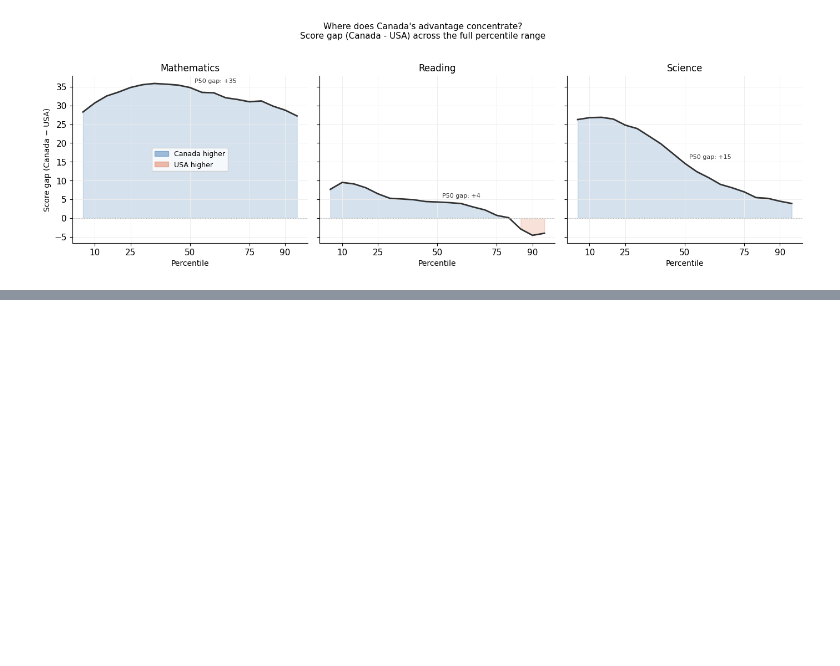
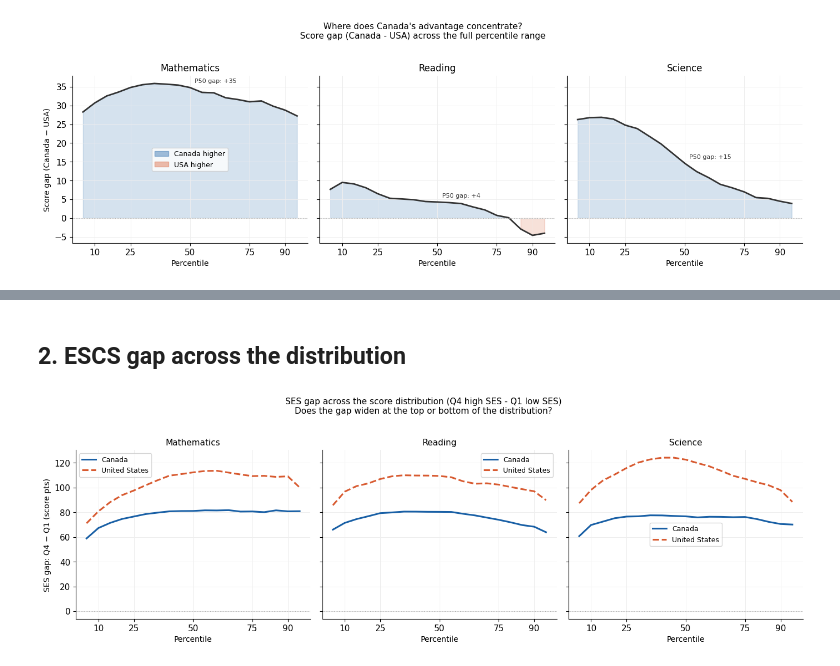
Before and after one commit to apoorva43/ETS_Smart_Dashboard, a Jupyter notebook: notebooks/equity_analysis.ipynb, the cells around one changed output, grey strips where cells are left out. Drawn from its saved outputs; the diff is of its cells as text; code cells hidden in the pictures; blank space fills up the shorter version.

```diff
--- a/notebooks/equity_analysis.ipynb
+++ b/notebooks/equity_analysis.ipynb
@@ -254,0 +345,40 @@ plt.show()
+# %% [markdown]
+## 2. ESCS gap across the distribution
+# %%
+fig, axes = plt.subplots(1, 3, figsize=(14, 4.5), sharey=True)
+
+for ax, (subj, name) in zip(axes, SUBJECTS.items()):
+    for cnt in COUNTRIES:
+        curves = compute_escs_quartile_percentiles(
+            df, subj, PERCS_FINE, cnt=cnt
+        )
+        q1_curve = curves.get("Q1 (low SES)")
+        q4_curve = curves.get("Q4 (high SES)")
+
+        if q1_curve is None or q4_curve is None:
+            continue
+        if np.isnan(q1_curve).all() or np.isnan(q4_curve).all():
+            continue
+
+        gap = q4_curve - q1_curve
+        ls  = "--" if cnt == "USA" else "-"
+        ax.plot(PERCS_FINE, gap, color=COLORS[cnt], lw=2.2,
+                ls=ls, label=CNT_LABELS[cnt])
+
+    ax.axhline(0, color="#aaaaaa", lw=0.8, ls=":")
+    ax.set_title(name, fontsize=11, fontweight="500")
+    ax.set_xlabel("Percentile", fontsize=10)
+    if ax == axes[0]:
+        ax.set_ylabel("SES gap: Q4 − Q1 (score pts)", fontsize=10)
+    ax.set_xticks([10, 25, 50, 75, 90])
+    ax.legend(fontsize=9)
+
+fig.suptitle(
+    "SES gap across the score distribution (Q4 high SES - Q1 low SES)\n"
+    "Does the gap widen at the top or bottom of the distribution?",
+    fontsize=11, y=1.02
+)
+plt.tight_layout()
+plt.show()
+# %% [output]
+[figure, added]
```
Also changed, not shown: parts of 15 cells of this notebook.
